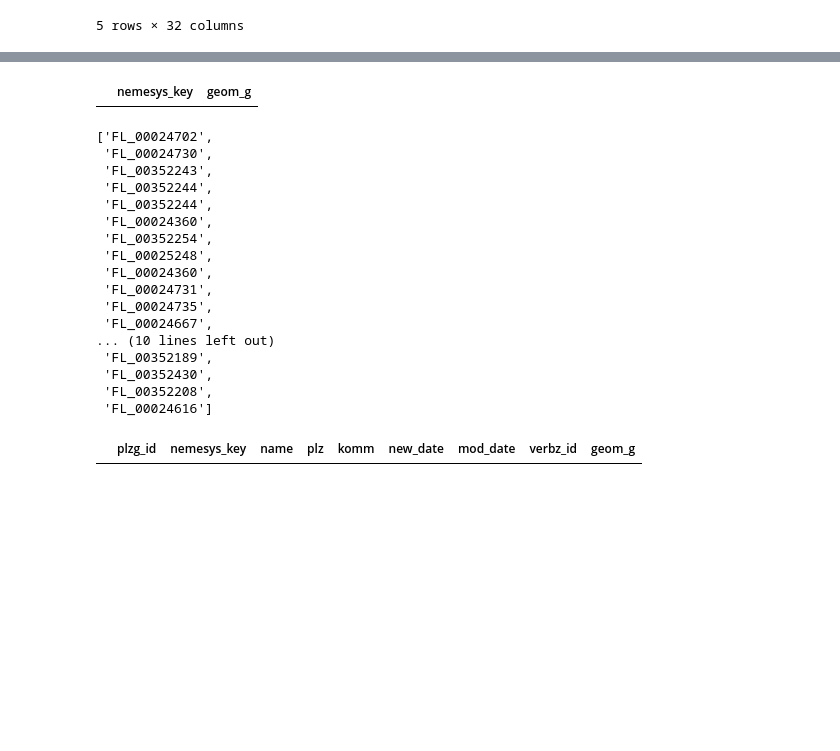
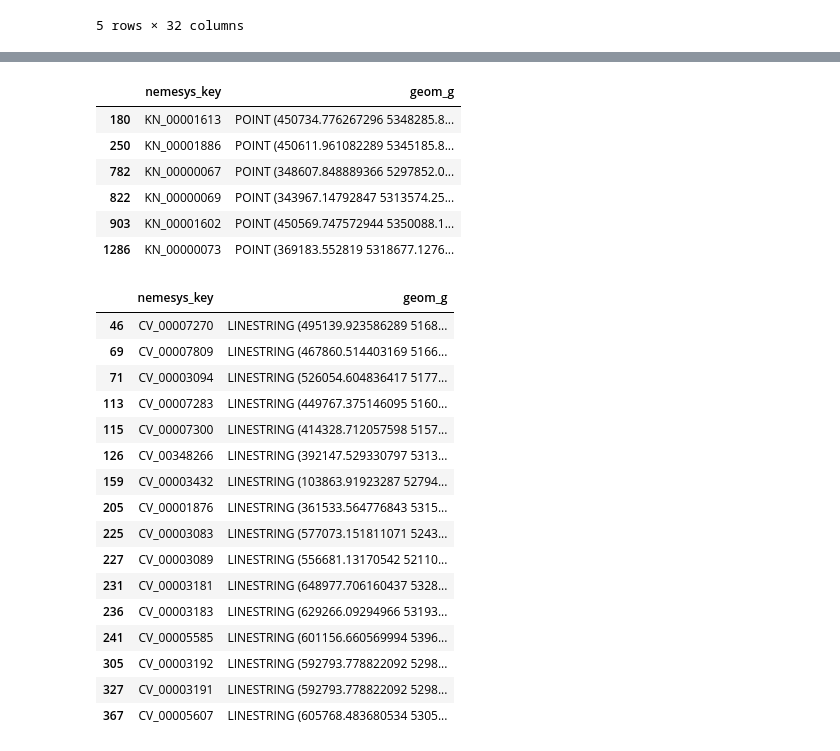
Before and after one commit to johannesgl4d0s/ersatzwerte_project, a Jupyter notebook: notebooks/02_data_wrangling_temp.ipynb, the cells around one changed output, grey strips where cells are left out. Drawn from its saved outputs; the diff is of its cells as text; code cells hidden in the pictures; blank space fills up the shorter version.

```diff
--- a/notebooks/02_data_wrangling_temp.ipynb
+++ b/notebooks/02_data_wrangling_temp.ipynb
@@ -71,7 +75,7 @@ plt.show()
 # %% [output]
 [figure]
 # %%
-csv_path = os.path.join('..', 'data', 'gdm_knoten_202505011242.csv')
+csv_path = os.path.join('..', 'data', 'gdm_ausspp_202505011423.csv')
 
 # 2. Laden
 df_knoten = pd.read_csv(csv_path)
@@ -125,33 +152,40 @@ df_fl
 # %%
 df_kn = df_knoten.loc[
     df_knoten['nemesys_key'].isin(pk_kn),
     ['nemesys_key','geom_g']
-]
+].drop_duplicates(subset='nemesys_key', keep='first')
 
 df_kn
 # %% [output]
 |  | nemesys_key | geom_g |
+| 180 | KN_00001613 | POINT (450734.776267296 5348285.8... |
+| 250 | KN_00001886 | POINT (450611.961082289 5345185.8... |
+| 782 | KN_00000067 | POINT (348607.848889366 5297852.0... |
+| 822 | KN_00000069 | POINT (343967.14792847 5313574.25... |
+| 903 | KN_00001602 | POINT (450569.747572944 5350088.1... |
+| 1286 | KN_00000073 | POINT (369183.552819 5318677.1276... |
-# %%
-pk_fl
-# %% [output]
-['FL_00024702',
- 'FL_00024730',
- 'FL_00352243',
- 'FL_00352244',
- 'FL_00352244',
- 'FL_00024360',
- 'FL_00352254',
- 'FL_00025248',
- 'FL_00024360',
- 'FL_00024731',
- 'FL_00024735',
- 'FL_00024667',
-... (10 lines left out)
- 'FL_00352189',
- 'FL_00352430',
- 'FL_00352208',
- 'FL_00024616']
-# %%
-df_flaechen[df_flaechen['nemesys_key'] == 'FL_00025240']   #FL_00024731
-# %% [output]
-|  | plzg_id | nemesys_key | name | plz | komm | new_date | mod_date | verbz_id | geom_g |
+# %%
+df_cv = df_punkte.loc[
+    df_punkte['nemesys_key'].isin(pk_cv),
+    ['nemesys_key','geom_g']
+].drop_duplicates(subset='nemesys_key', keep='first')
+
+df_cv
+# %% [output]
+|  | nemesys_key | geom_g |
+| 46 | CV_00007270 | LINESTRING (495139.923586289 5168... |
+| 69 | CV_00007809 | LINESTRING (467860.514403169 5166... |
+| 71 | CV_00003094 | LINESTRING (526054.604836417 5177... |
+| 113 | CV_00007283 | LINESTRING (449767.375146095 5160... |
+| 115 | CV_00007300 | LINESTRING (414328.712057598 5157... |
+| 126 | CV_00348266 | LINESTRING (392147.529330797 5313... |
+| 159 | CV_00003432 | LINESTRING (103863.91923287 52794... |
+| 205 | CV_00001876 | LINESTRING (361533.564776843 5315... |
+| 225 | CV_00003083 | LINESTRING (577073.151811071 5243... |
+| 227 | CV_00003089 | LINESTRING (556681.13170542 52110... |
+| 231 | CV_00003181 | LINESTRING (648977.706160437 5328... |
+| 236 | CV_00003183 | LINESTRING (629266.09294966 53193... |
+| 241 | CV_00005585 | LINESTRING (601156.660569994 5396... |
+| 305 | CV_00003192 | LINESTRING (592793.778822092 5298... |
+| 327 | CV_00003191 | LINESTRING (592793.778822092 5298... |
+| 367 | CV_00005607 | LINESTRING (605768.483680534 5305... |
```
Also changed, not shown: parts of 19 cells of this notebook.
